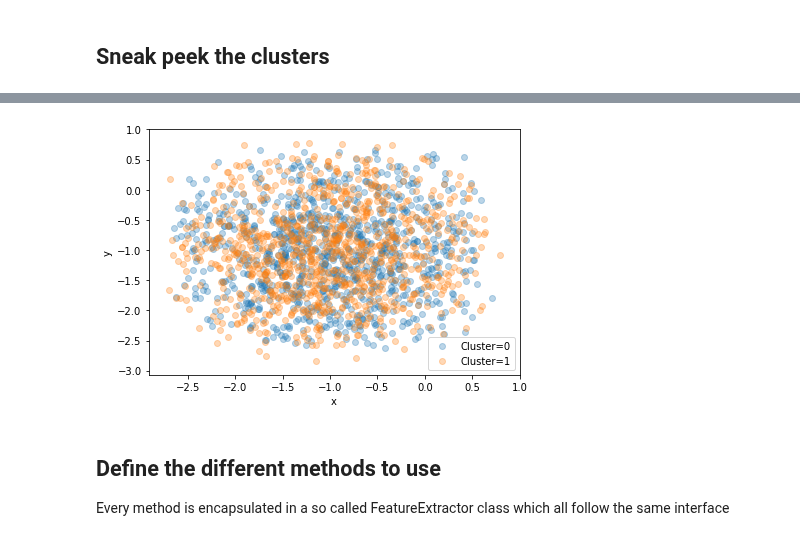
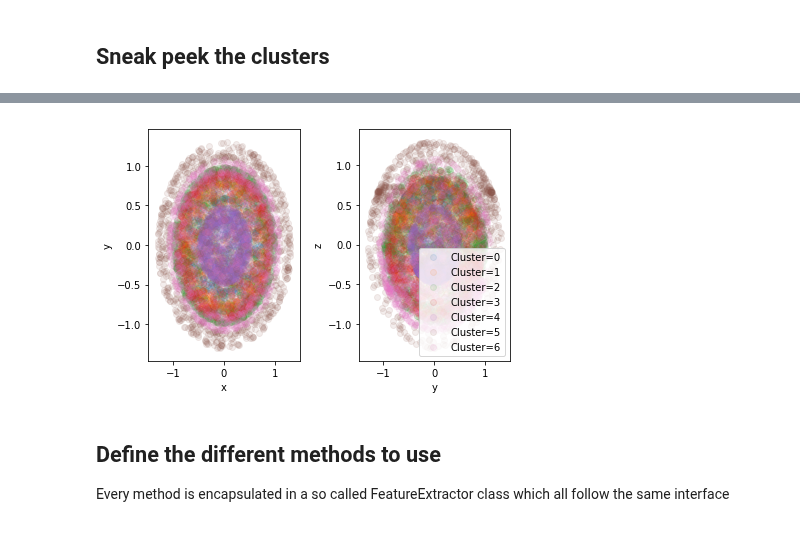
Before and after one commit to mkasimova/Neural.Network.Relevance.Propagation, a Jupyter notebook: random_data.ipynb, the cells around one changed output, grey strips where cells are left out. Cells and saved outputs as stored; diff of their text form; code cells hidden in the pictures.

Commit message:
Nice results with carteesian coordinates (KL fails) for a larger system

```diff
--- a/random_data.ipynb
+++ b/random_data.ipynb
@@ -25,11 +25,11 @@ logger = logging.getLogger("dataGenNb")
 
 Data should be in an appropriate format and filtered before when we load it here. It does not have to be scaled.
 # %%
-dg = DataGenerator(natoms=10, nclusters=2, natoms_per_cluster=[1, 1], nframes_per_cluster=1000,
+dg = DataGenerator(natoms=100, nclusters=7, natoms_per_cluster=[1, 1, 1, 1, 1, 1, 1], nframes_per_cluster=1000,
                    noise_level=0.01, #1e-2, #1e-2,
                    displacement=0.1,
                    noise_natoms=None,
-                   feature_type='carteesian_rot_trans',
+                   feature_type='carteesian_rot', #carteesian_rot_trans
                    test_model='linear')
 #dg.generate_frames()
 #dg.generate_clusters()
@@ -46,14 +46,20 @@ logger.info("Generated data of shape %s and %s clusters", data.shape, labels.sha
 ## Sneak peek the clusters
 # %%
 #Only for feature_type == 'cartesian'
+gix, [xy_ax, yz_ax] = plt.subplots(1,2)
 for ni in range(dg.nclusters):
-    plt.scatter(data[ni::dg.nclusters,3*dg.moved_atoms[ni][0]],
+    xy_ax.scatter(data[ni::dg.nclusters,3*dg.moved_atoms[ni][0]],
                 data[ni::dg.nclusters,3*dg.moved_atoms[ni][0]+1],
-                label="Cluster=%s"%ni, alpha=0.3)
+                label="Cluster=%s"%ni, alpha=0.1)
+    yz_ax.scatter(data[ni::dg.nclusters,3*dg.moved_atoms[ni][0] + 1],
+                data[ni::dg.nclusters,3*dg.moved_atoms[ni][0]+ 2],
+                label="Cluster=%s"%ni, alpha=0.1)
 
 plt.legend()
+xy_ax.set_xlabel("x")
+xy_ax.set_ylabel("y")
+yz_ax.set_xlabel("y")
+yz_ax.set_ylabel("z")
 plt.tight_layout()
-plt.xlabel("x")
-plt.ylabel("y")
 plt.show()
 # %% [output]
@@ -61,4 +66,4 @@ plt.show()
-[figure, old version]
+[figure, new version]
 # %% [markdown]
 ## Define the different methods to use
 
```
Also changed, not shown: parts of 9 cells of this notebook.
